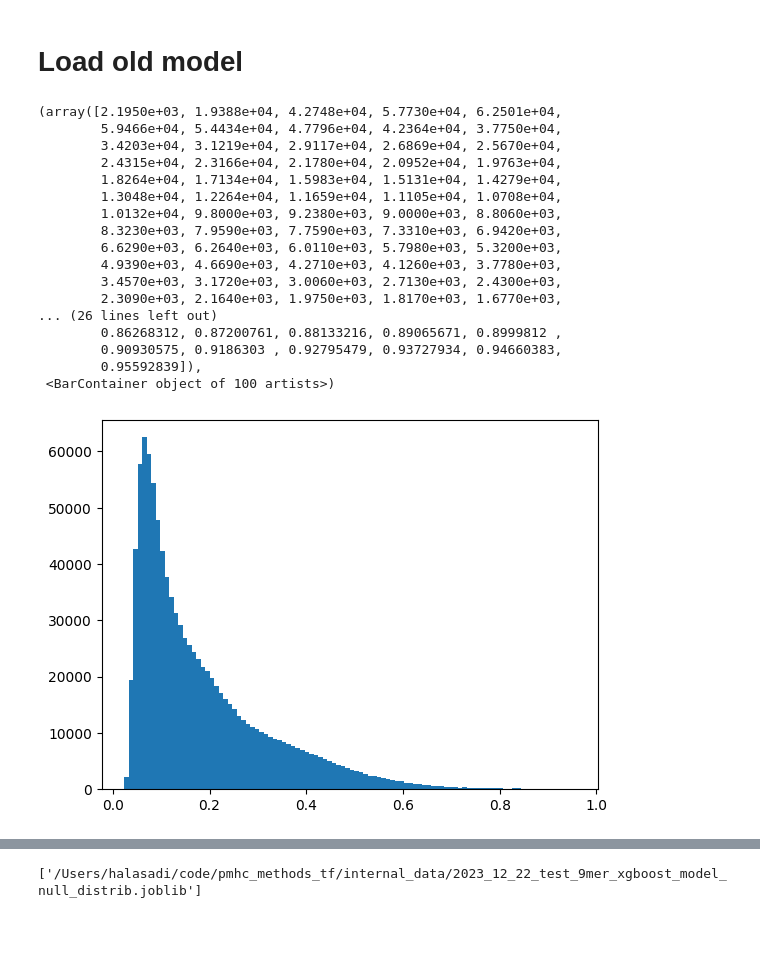
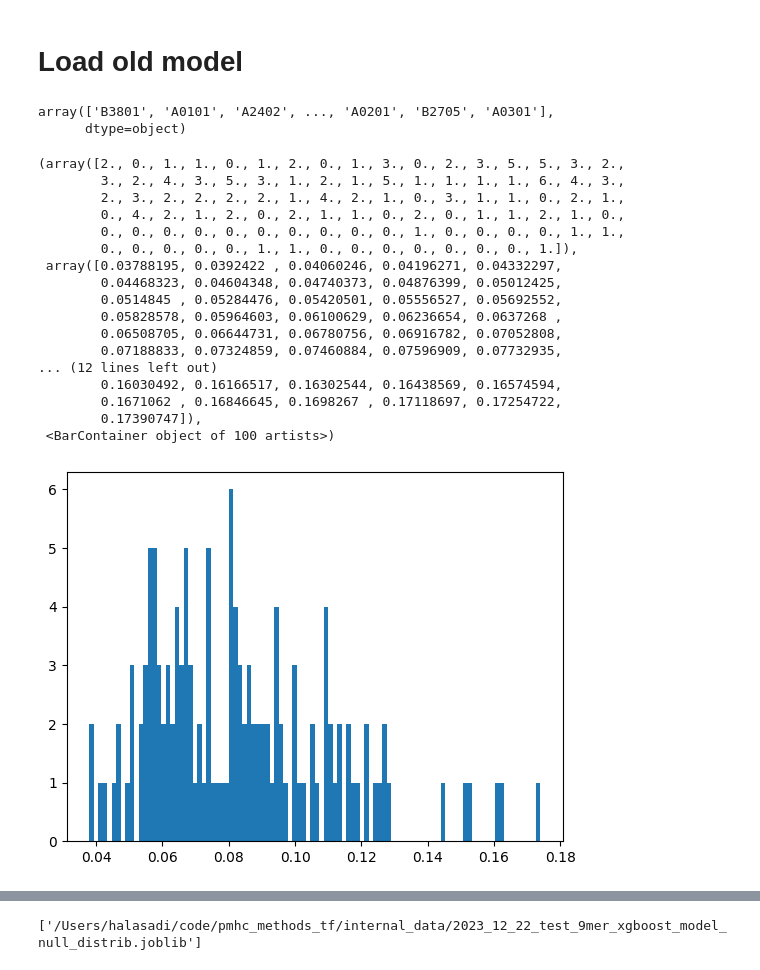
Before and after one commit to halasadi/pmhc_methods_tf, a Jupyter notebook: analysis/2023_12_14_calculate_pvals.ipynb, the cells around one changed output, grey strips where cells are left out. Drawn from its saved outputs; the diff is of its cells as text; code cells hidden in the pictures; blank space fills up the shorter version.

```diff
--- a/analysis/2023_12_14_calculate_pvals.ipynb
+++ b/analysis/2023_12_14_calculate_pvals.ipynb
@@ -52,24 +52,32 @@ X_encoded = feature_encoder.fit_transform(X_encoded).toarray()
 ypred = loaded_model.predict_proba(X_encoded)
 # %%
 pmax = np.amax(ypred, axis = 1)
+# %%
+ypred_labels = loaded_model.predict(X_encoded)
+ypred_labels = label_encoder.inverse_transform(ypred_labels)
+# %%
+ypred_labels
+# %% [output]
+array(['B3801', 'A0101', 'A2402', ..., 'A0201', 'B2705', 'A0301'],
+      dtype=object)
 # %%
-plt.hist(pmax, bins = 100)
+plt.hist(pmax[ypred_labels == 'A0207'], bins = 100)
 # %% [output]
-(array([2.1950e+03, 1.9388e+04, 4.2748e+04, 5.7730e+04, 6.2501e+04,
-        5.9466e+04, 5.4434e+04, 4.7796e+04, 4.2364e+04, 3.7750e+04,
-        3.4203e+04, 3.1219e+04, 2.9117e+04, 2.6869e+04, 2.5670e+04,
-        2.4315e+04, 2.3166e+04, 2.1780e+04, 2.0952e+04, 1.9763e+04,
-        1.8264e+04, 1.7134e+04, 1.5983e+04, 1.5131e+04, 1.4279e+04,
-        1.3048e+04, 1.2264e+04, 1.1659e+04, 1.1105e+04, 1.0708e+04,
-        1.0132e+04, 9.8000e+03, 9.2380e+03, 9.0000e+03, 8.8060e+03,
-        8.3230e+03, 7.9590e+03, 7.7590e+03, 7.3310e+03, 6.9420e+03,
-        6.6290e+03, 6.2640e+03, 6.0110e+03, 5.7980e+03, 5.3200e+03,
-        4.9390e+03, 4.6690e+03, 4.2710e+03, 4.1260e+03, 3.7780e+03,
-        3.4570e+03, 3.1720e+03, 3.0060e+03, 2.7130e+03, 2.4300e+03,
-        2.3090e+03, 2.1640e+03, 1.9750e+03, 1.8170e+03, 1.6770e+03,
-... (26 lines left out)
-        0.86268312, 0.87200761, 0.88133216, 0.89065671, 0.8999812 ,
-        0.90930575, 0.9186303 , 0.92795479, 0.93727934, 0.94660383,
-        0.95592839]),
+(array([2., 0., 1., 1., 0., 1., 2., 0., 1., 3., 0., 2., 3., 5., 5., 3., 2.,
+        3., 2., 4., 3., 5., 3., 1., 2., 1., 5., 1., 1., 1., 1., 6., 4., 3.,
+        2., 3., 2., 2., 2., 2., 1., 4., 2., 1., 0., 3., 1., 1., 0., 2., 1.,
+        0., 4., 2., 1., 2., 0., 2., 1., 1., 0., 2., 0., 1., 1., 2., 1., 0.,
+        0., 0., 0., 0., 0., 0., 0., 0., 0., 0., 1., 0., 0., 0., 0., 1., 1.,
+        0., 0., 0., 0., 0., 1., 1., 0., 0., 0., 0., 0., 0., 0., 1.]),
+ array([0.03788195, 0.0392422 , 0.04060246, 0.04196271, 0.04332297,
+        0.04468323, 0.04604348, 0.04740373, 0.04876399, 0.05012425,
+        0.0514845 , 0.05284476, 0.05420501, 0.05556527, 0.05692552,
+        0.05828578, 0.05964603, 0.06100629, 0.06236654, 0.0637268 ,
+        0.06508705, 0.06644731, 0.06780756, 0.06916782, 0.07052808,
+        0.07188833, 0.07324859, 0.07460884, 0.07596909, 0.07732935,
+... (12 lines left out)
+        0.16030492, 0.16166517, 0.16302544, 0.16438569, 0.16574594,
+        0.1671062 , 0.16846645, 0.1698267 , 0.17118697, 0.17254722,
+        0.17390747]),
  <BarContainer object of 100 artists>)
-[figure, old version]
+[figure, new version]
```
Also changed, not shown: parts of 4 cells of this notebook, 2 other files.
